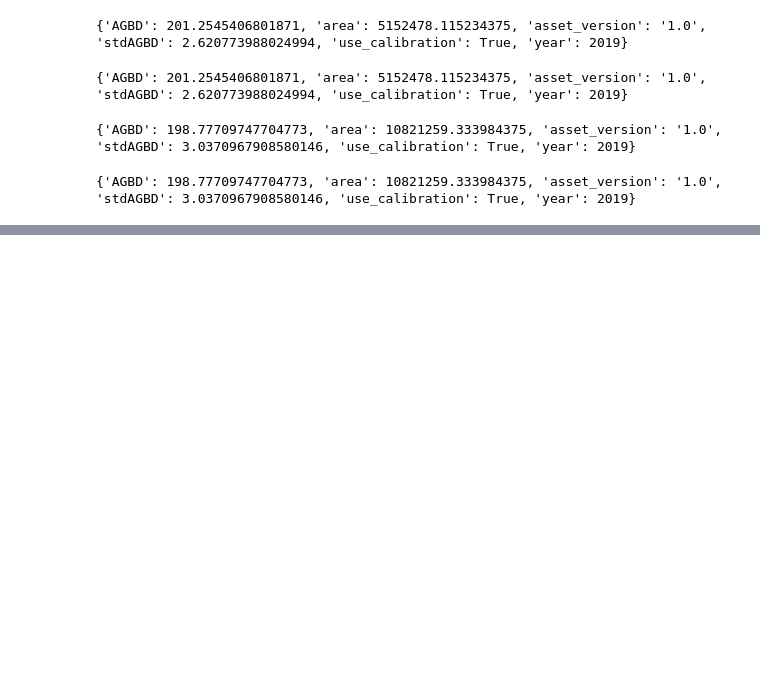
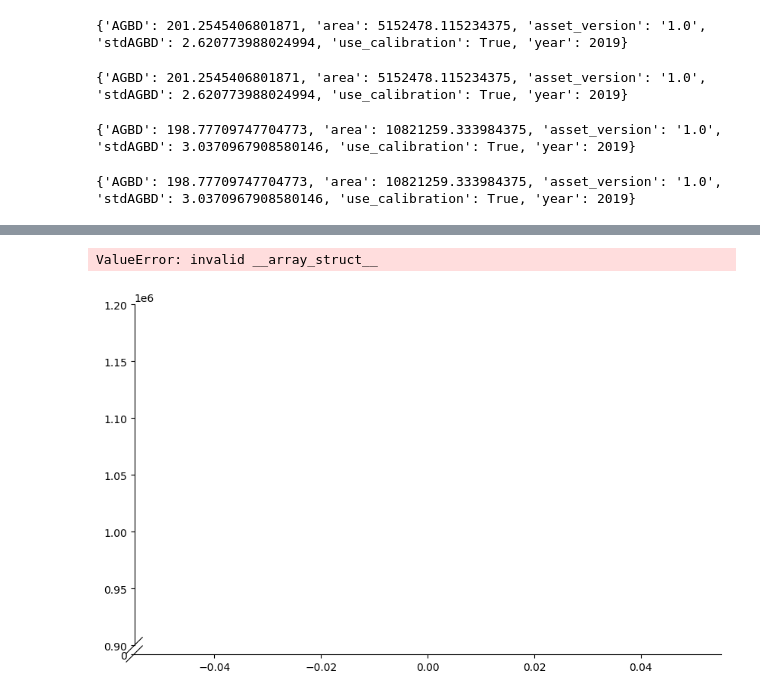
Before and after one commit to MayerT1/RX_fires, a Jupyter notebook: OBIWAN_Rx_Fire_Dev.ipynb, the cells around one changed output, grey strips where cells are left out. Cells and saved outputs as stored; diff of their text form; code cells hidden in the pictures; blank space fills up the shorter version.

```diff
--- a/OBIWAN_Rx_Fire_Dev.ipynb
+++ b/OBIWAN_Rx_Fire_Dev.ipynb
@@ -323,0 +361,28 @@ plt.show()
+# %%
+import pandas as pd
+import matplotlib.pyplot as plt
+from brokenaxes import brokenaxes
+
+# Combine ESA and OBIWAN into one DataFrame
+df_all = pd.concat([gdf, combined_df_append], ignore_index=True)
+
+# Pivot for grouped bar chart
+pivot_df = df_all.pivot(index="Source", columns="Method", values="AGBD")
+
+# Create broken axis (adjust ranges depending on your data)
+fig = plt.figure(figsize=(10,6))
+bax = brokenaxes(ylims=((0, 500), (9e5, 1.2e6)), hspace=.05)
+
+# Plot bars
+pivot_df.plot(kind="bar", ax=bax, edgecolor="black")
+
+# Labels
+bax.set_xlabel("Source")
+bax.set_ylabel("AGBD")
+fig.suptitle("AGBD by Source (ESA vs OBIWAN with Broken Y-axis)")
+
+plt.tight_layout()
+plt.show()
+# %% [output]
+ValueError: invalid __array_struct__
+[figure, added]
```
Also changed, not shown: parts of 14 cells of this notebook.
